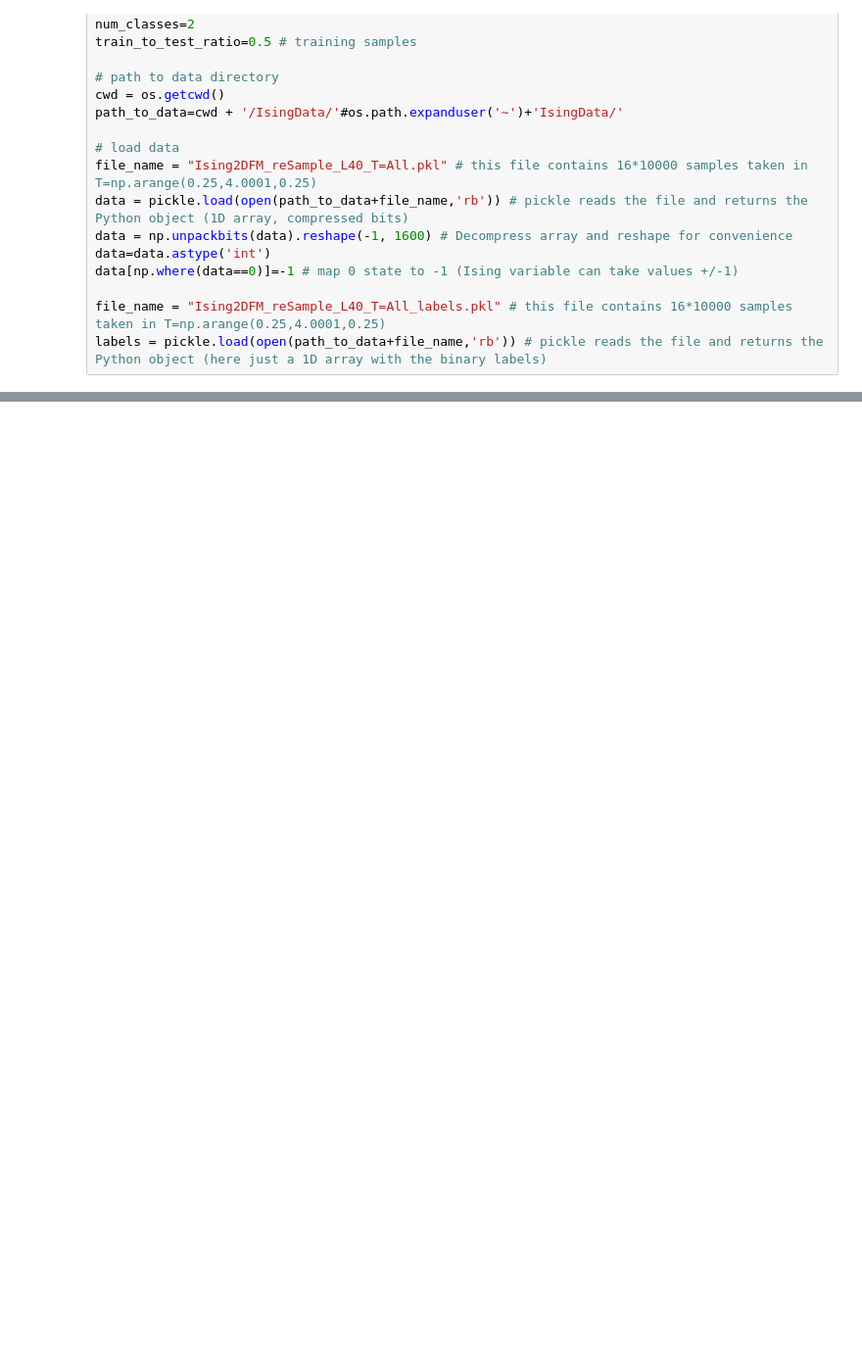
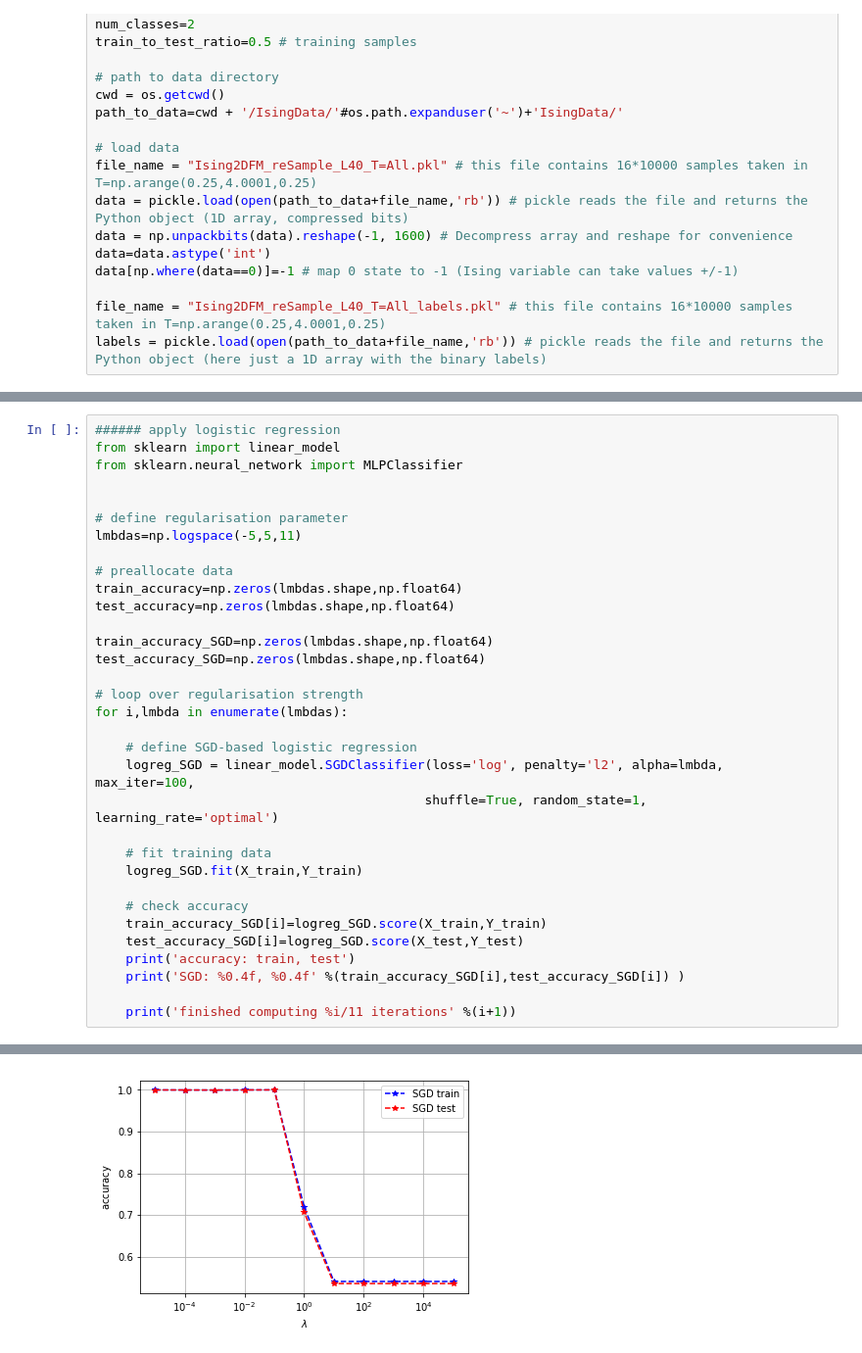
Before and after one commit to kaaja/ADAML, a Jupyter notebook: m2/m2.ipynb, the cells around one changed output, grey strips where cells are left out. Shown at 98% size. Saved outputs shown, nothing was run; the diff lists cells and outputs as text; blank space fills up the shorter version.

```diff
--- a/m2/m2.ipynb
+++ b/m2/m2.ipynb
@@ -437,0 +656,34 @@ Y=np.concatenate((Y_ordered,Y_disordered))
+# %%
+###### apply logistic regression
+from sklearn import linear_model
+from sklearn.neural_network import MLPClassifier
+
+
+# define regularisation parameter
+lmbdas=np.logspace(-5,5,11)
+
+# preallocate data
+train_accuracy=np.zeros(lmbdas.shape,np.float64)
+test_accuracy=np.zeros(lmbdas.shape,np.float64)
+
+train_accuracy_SGD=np.zeros(lmbdas.shape,np.float64)
+test_accuracy_SGD=np.zeros(lmbdas.shape,np.float64)
+
+# loop over regularisation strength
+for i,lmbda in enumerate(lmbdas):
+
+    # define SGD-based logistic regression
+    logreg_SGD = linear_model.SGDClassifier(loss='log', penalty='l2', alpha=lmbda, max_iter=100,
+                                           shuffle=True, random_state=1, learning_rate='optimal')
+
+    # fit training data
+    logreg_SGD.fit(X_train,Y_train)
+
+    # check accuracy
+    train_accuracy_SGD[i]=logreg_SGD.score(X_train,Y_train)
+    test_accuracy_SGD[i]=logreg_SGD.score(X_test,Y_test)
+    print('accuracy: train, test')
+    print('SGD: %0.4f, %0.4f' %(train_accuracy_SGD[i],test_accuracy_SGD[i]) )
+
+    print('finished computing %i/11 iterations' %(i+1))
+# %% [output]
@@ -437,0 +707 @@ Y=np.concatenate((Y_ordered,Y_disordered))
+[figure, added]
```
Also changed, not shown: parts of 17 cells of this notebook.
